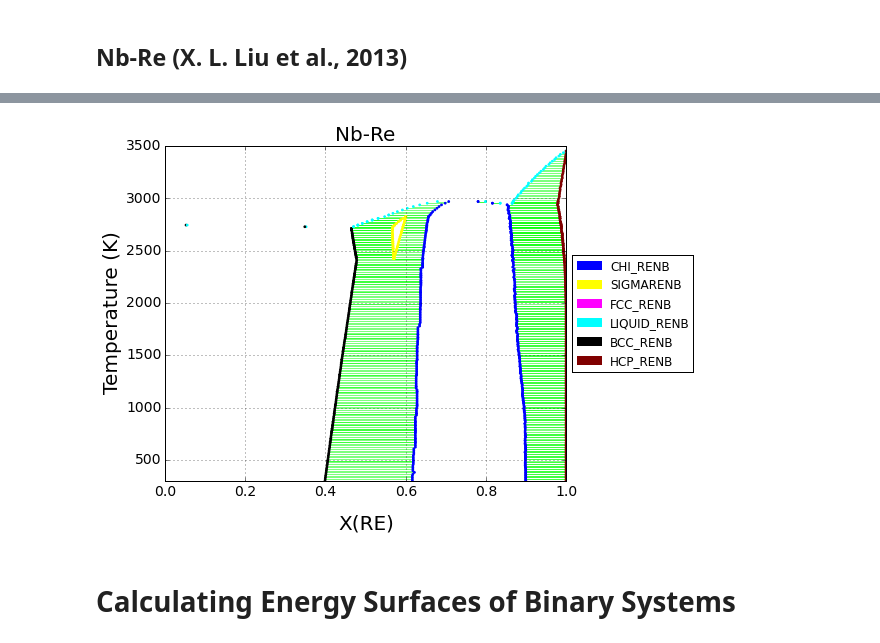
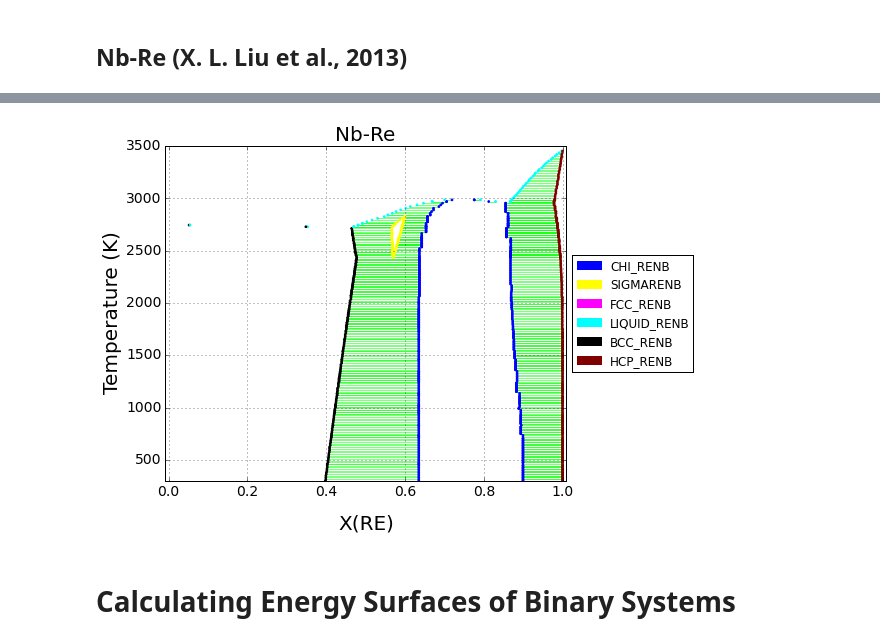
Before and after one commit to pycalphad/pycalphad, a Jupyter notebook: examples/BinaryExamples.ipynb, the cells around one changed output, grey strips where cells are left out. Drawn from its saved outputs; the diff is of its cells as text; code cells hidden in the pictures.

```diff
--- a/examples/BinaryExamples.ipynb
+++ b/examples/BinaryExamples.ipynb
@@ -100,7 +111,6 @@ db_nbre = Database('nbre_liu.tdb')
 my_phases_nbre = ['CHI_RENB', 'SIGMARENB', 'FCC_RENB', 'LIQUID_RENB', 'BCC_RENB', 'HCP_RENB']
 fig = plt.figure(figsize=(9,6))
 # chi phase needs extra point density to get smooth boundaries; everything else can be low
-pdens = [{'CHI_RENB':4000}, 1000]
-pdens=2000
+pdens = [{'CHI_RENB':4000}, 2000]
 %time ax = binplot(db_nbre, ['NB', 'RE'] , my_phases_nbre, 'X(RE)', 300, 3500, steps=200, pdens=pdens, ax=fig.gca())
 # %% [output]
@@ -109,4 +119,4 @@ Wall time: 29.3 s
-[figure, old version]
+[figure, new version]
 # %% [markdown]
 # Calculating Energy Surfaces of Binary Systems
 # %% [markdown]
```
Also changed, not shown: parts of 6 cells of this notebook, 1 other file.
